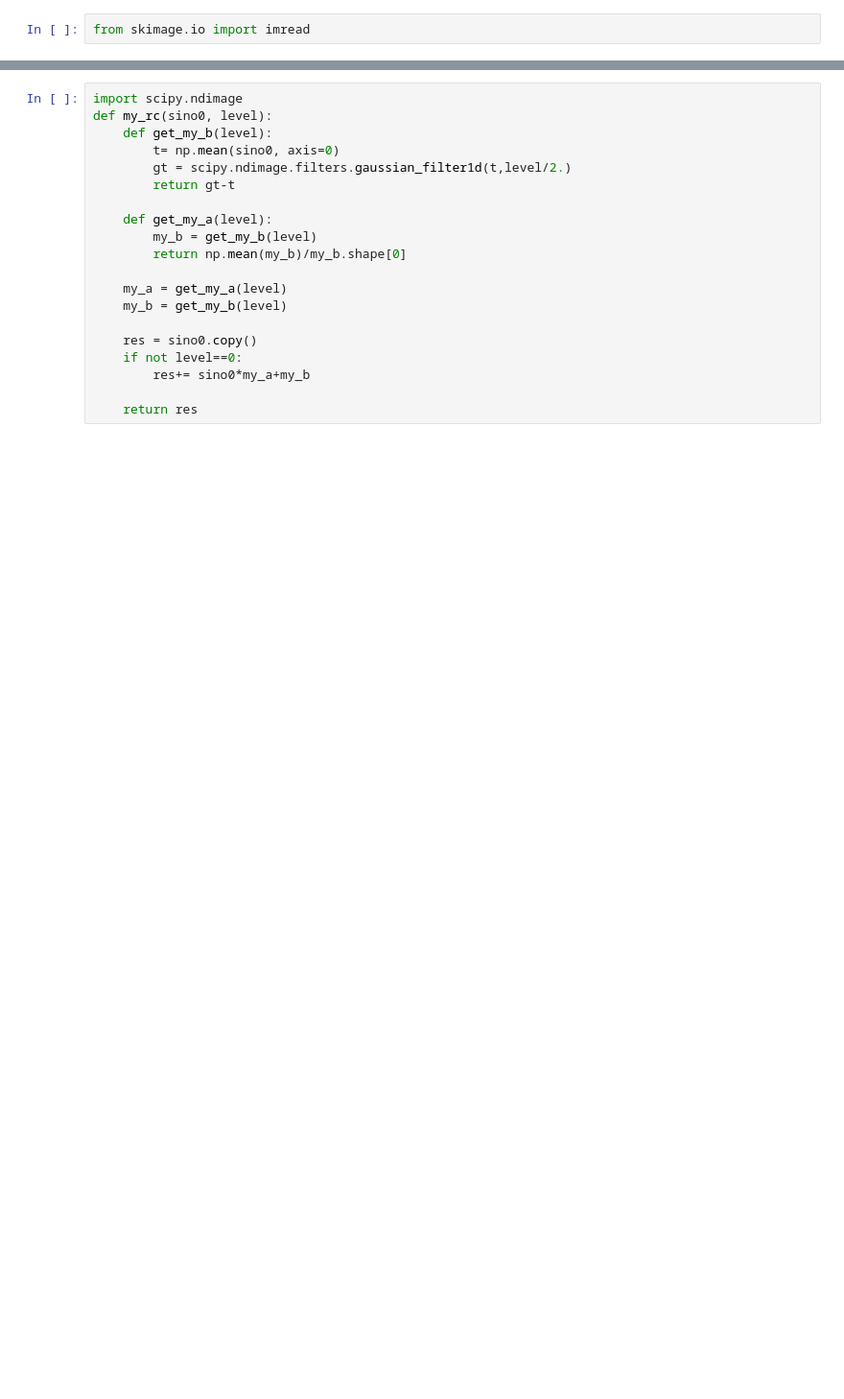
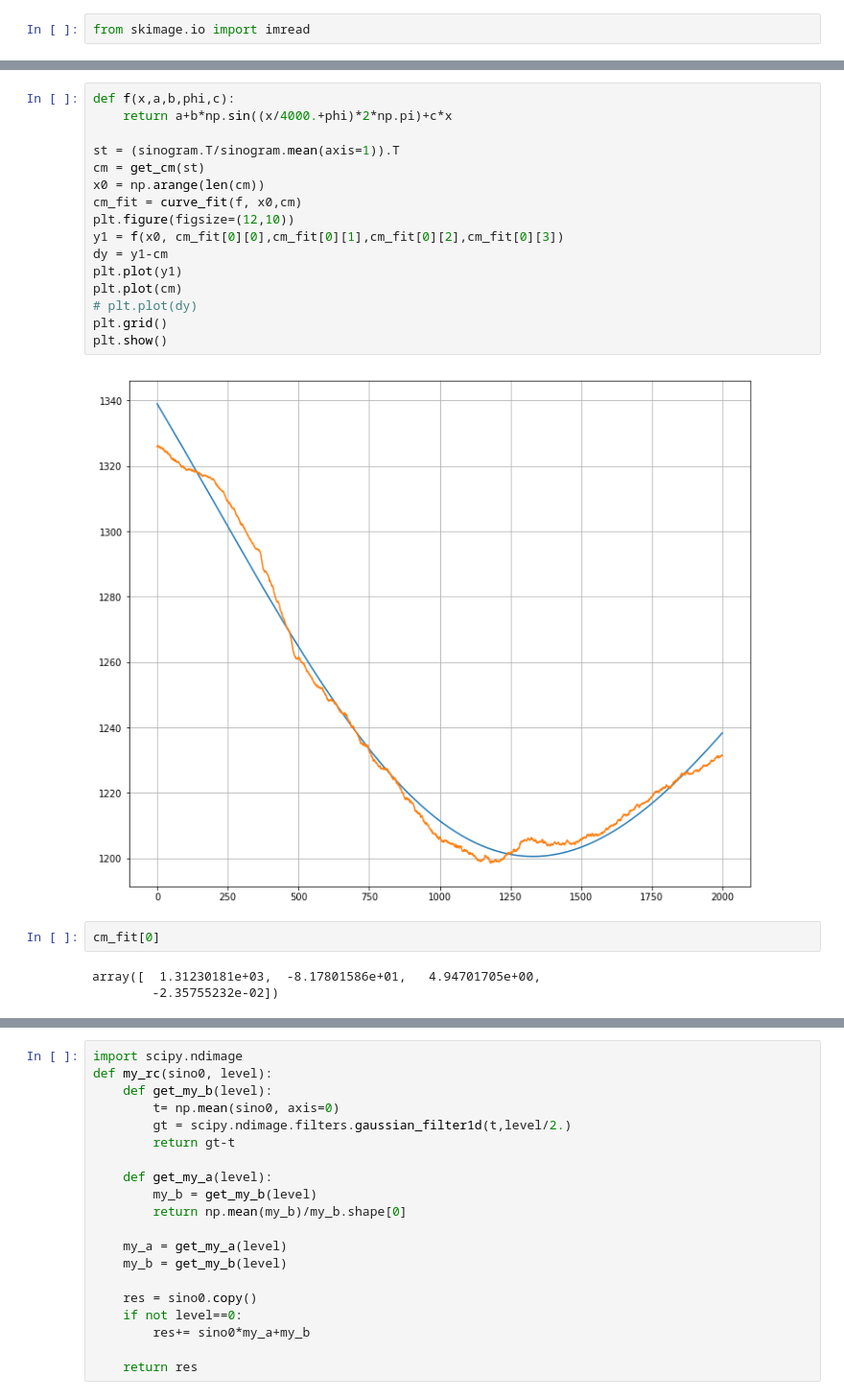
Before and after one commit to buzmakov/tomography_scripts, a Jupyter notebook: phase/roi_phase.ipynb, the cells around one changed output, grey strips where cells are left out. Shown at 96% size. Drawn from its saved outputs; the diff is of its cells as text; blank space fills up the shorter version.

```diff
--- a/phase/roi_phase.ipynb
+++ b/phase/roi_phase.ipynb
@@ -150,0 +189,23 @@ angles = np.linspace(0,180, sinogram_fixed.shape[0],False)*np.pi/180
+# %%
+def f(x,a,b,phi,c):
+    return a+b*np.sin((x/4000.+phi)*2*np.pi)+c*x
+
+st = (sinogram.T/sinogram.mean(axis=1)).T
+cm = get_cm(st)
+x0 = np.arange(len(cm))
+cm_fit = curve_fit(f, x0,cm)
+plt.figure(figsize=(12,10))
+y1 = f(x0, cm_fit[0][0],cm_fit[0][1],cm_fit[0][2],cm_fit[0][3])
+dy = y1-cm
+plt.plot(y1)
+plt.plot(cm)
+# plt.plot(dy)
+plt.grid()
+plt.show()
+# %% [output]
+[figure, added]
+# %%
+cm_fit[0]
+# %% [output]
+array([  1.31230181e+03,  -8.17801586e+01,   4.94701705e+00,
+        -2.35755232e-02])
```
Also changed, not shown: parts of 28 cells of this notebook, 9 other files.
